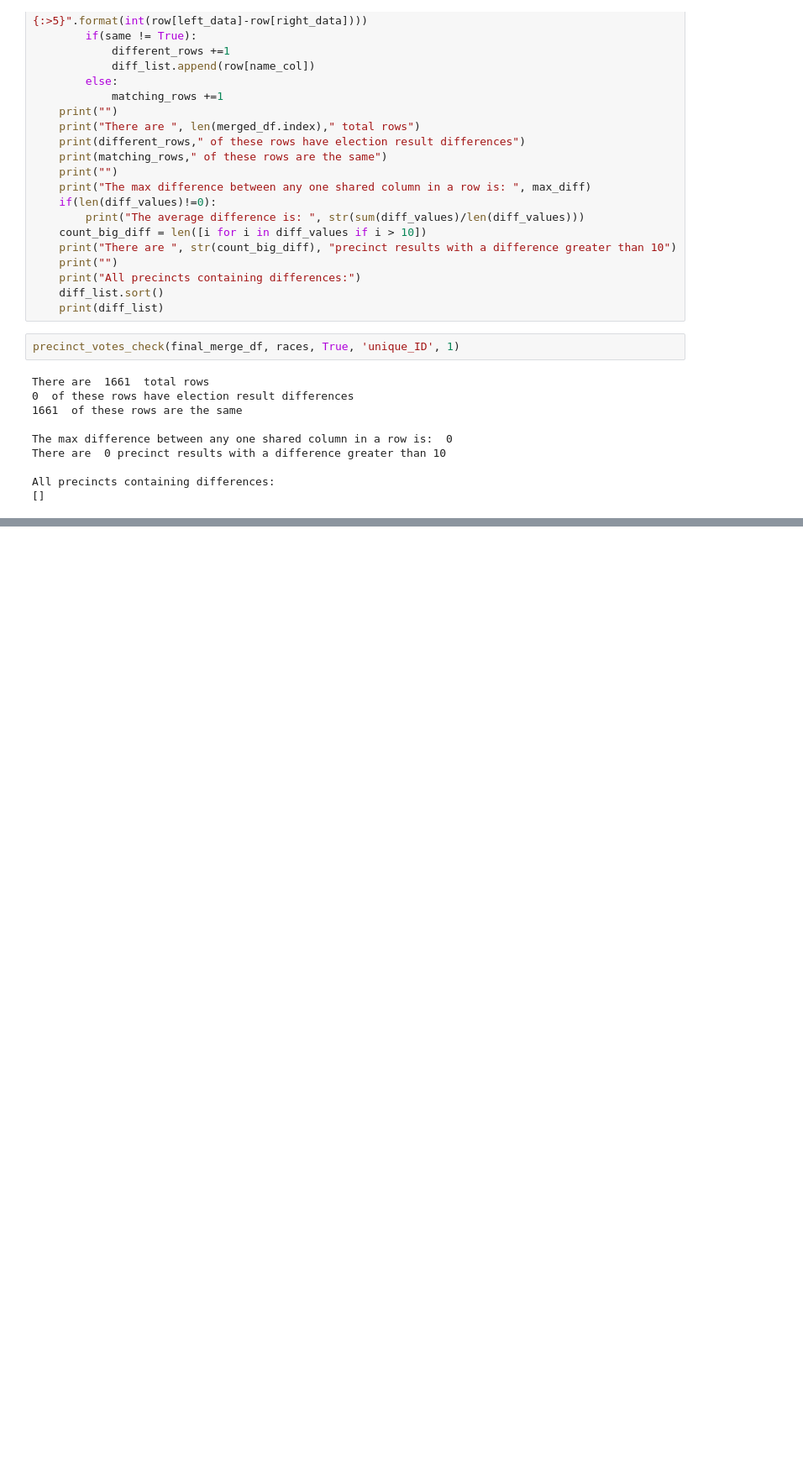
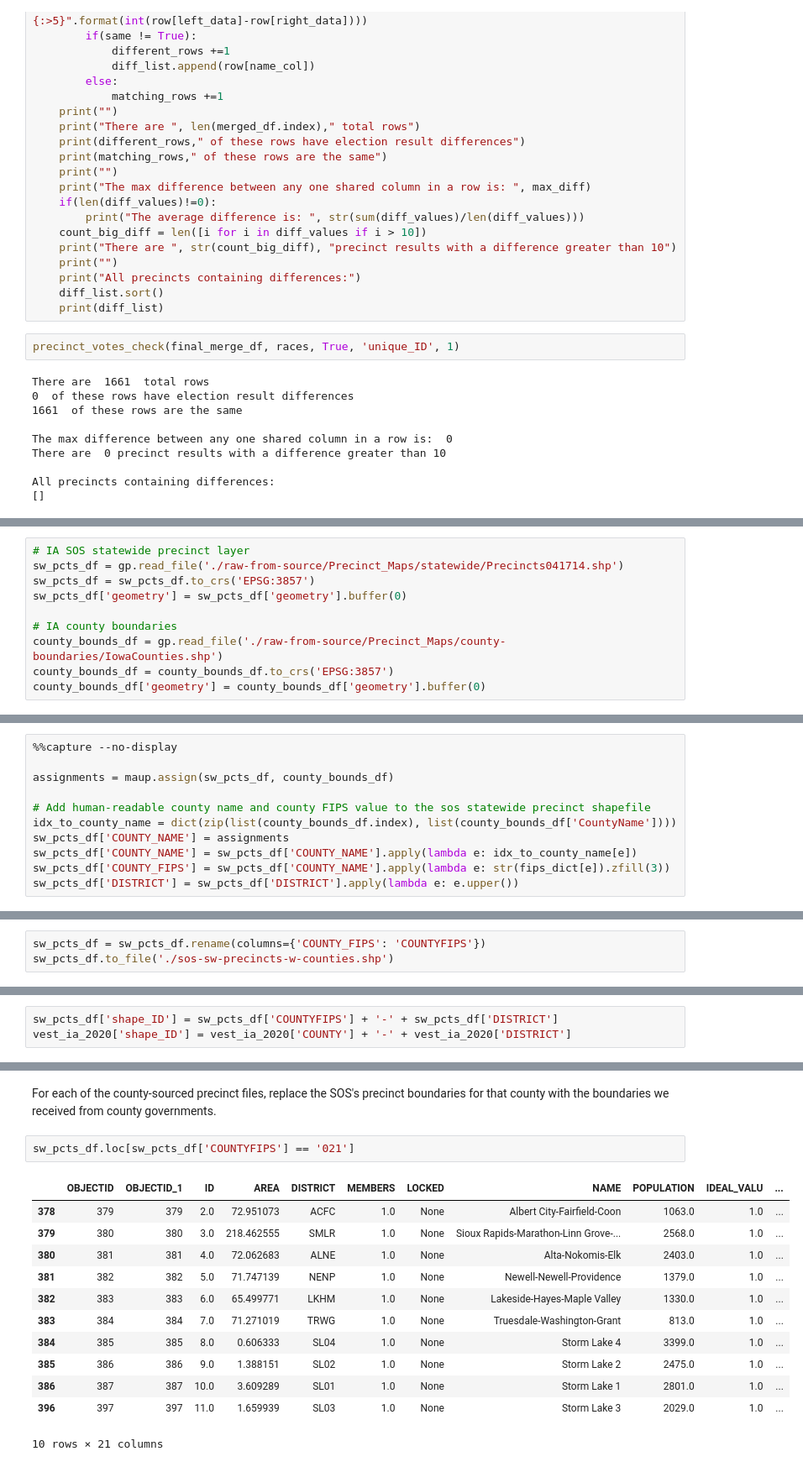
Before and after one commit to nonpartisan-redistricting-datahub/pdv-ia, a Jupyter notebook: vest-ia-2020/vest-ia-2020-validation.ipynb, the cells around one changed output, grey strips where cells are left out. Shown at 84% size. Drawn from its saved outputs; the diff is of its cells as text; blank space fills up the shorter version.

```diff
--- a/vest-ia-2020/vest-ia-2020-validation.ipynb
+++ b/vest-ia-2020/vest-ia-2020-validation.ipynb
@@ -487,0 +581,10 @@ sw_pcts_df
+# %%
+# IA SOS statewide precinct layer
+sw_pcts_df = gp.read_file('./raw-from-source/Precinct_Maps/statewide/Precincts041714.shp')
+sw_pcts_df = sw_pcts_df.to_crs('EPSG:3857')
+sw_pcts_df['geometry'] = sw_pcts_df['geometry'].buffer(0)
+
+# IA county boundaries
+county_bounds_df = gp.read_file('./raw-from-source/Precinct_Maps/county-boundaries/IowaCounties.shp')
+county_bounds_df = county_bounds_df.to_crs('EPSG:3857')
+county_bounds_df['geometry'] = county_bounds_df['geometry'].buffer(0)
@@ -487,0 +600,11 @@ sw_pcts_df
+# %%
+%%capture --no-display
+
+assignments = maup.assign(sw_pcts_df, county_bounds_df)
+
+# Add human-readable county name and county FIPS value to the sos statewide precinct shapefile
+idx_to_county_name = dict(zip(list(county_bounds_df.index), list(county_bounds_df['CountyName'])))
+sw_pcts_df['COUNTY_NAME'] = assignments
+sw_pcts_df['COUNTY_NAME'] = sw_pcts_df['COUNTY_NAME'].apply(lambda e: idx_to_county_name[e])
+sw_pcts_df['COUNTY_FIPS'] = sw_pcts_df['COUNTY_NAME'].apply(lambda e: str(fips_dict[e]).zfill(3))
+sw_pcts_df['DISTRICT'] = sw_pcts_df['DISTRICT'].apply(lambda e: e.upper())
@@ -487,0 +627,3 @@ sw_pcts_df
+# %%
+sw_pcts_df = sw_pcts_df.rename(columns={'COUNTY_FIPS': 'COUNTYFIPS'})
+sw_pcts_df.to_file('./sos-sw-precincts-w-counties.shp')
@@ -487,0 +636,3 @@ sw_pcts_df
+# %%
+sw_pcts_df['shape_ID'] = sw_pcts_df['COUNTYFIPS'] + '-' + sw_pcts_df['DISTRICT']
+vest_ia_2020['shape_ID'] = vest_ia_2020['COUNTY'] + '-' + vest_ia_2020['DISTRICT']
@@ -487,0 +755,17 @@ sw_pcts_df
+# %% [markdown]
+For each of the county-sourced precinct files, replace the SOS's precinct boundaries for that county with the boundaries we received from county governments.
+# %%
+sw_pcts_df.loc[sw_pcts_df['COUNTYFIPS'] == '021']
+# %% [output]
+|  | OBJECTID | OBJECTID_1 | ID | AREA | DISTRICT | MEMBERS | LOCKED | NAME | POPULATION | IDEAL_VALU | ... |
+| 378 | 379 | 379 | 2.0 | 72.951073 | ACFC | 1.0 | None | Albert City-Fairfield-Coon | 1063.0 | 1.0 | ... |
+| 379 | 380 | 380 | 3.0 | 218.462555 | SMLR | 1.0 | None | Sioux Rapids-Marathon-Linn Grove-... | 2568.0 | 1.0 | ... |
+| 380 | 381 | 381 | 4.0 | 72.062683 | ALNE | 1.0 | None | Alta-Nokomis-Elk | 2403.0 | 1.0 | ... |
+| 381 | 382 | 382 | 5.0 | 71.747139 | NENP | 1.0 | None | Newell-Newell-Providence | 1379.0 | 1.0 | ... |
+| 382 | 383 | 383 | 6.0 | 65.499771 | LKHM | 1.0 | None | Lakeside-Hayes-Maple Valley | 1330.0 | 1.0 | ... |
+| 383 | 384 | 384 | 7.0 | 71.271019 | TRWG | 1.0 | None | Truesdale-Washington-Grant | 813.0 | 1.0 | ... |
+| 384 | 385 | 385 | 8.0 | 0.606333 | SL04 | 1.0 | None | Storm Lake 4 | 3399.0 | 1.0 | ... |
+| 385 | 386 | 386 | 9.0 | 1.388151 | SL02 | 1.0 | None | Storm Lake 2 | 2475.0 | 1.0 | ... |
+| 386 | 387 | 387 | 10.0 | 3.609289 | SL01 | 1.0 | None | Storm Lake 1 | 2801.0 | 1.0 | ... |
+| 396 | 397 | 397 | 11.0 | 1.659939 | SL03 | 1.0 | None | Storm Lake 3 | 2029.0 | 1.0 | ... |
+10 rows × 21 columns
```
Also changed, not shown: parts of 41 cells of this notebook.
